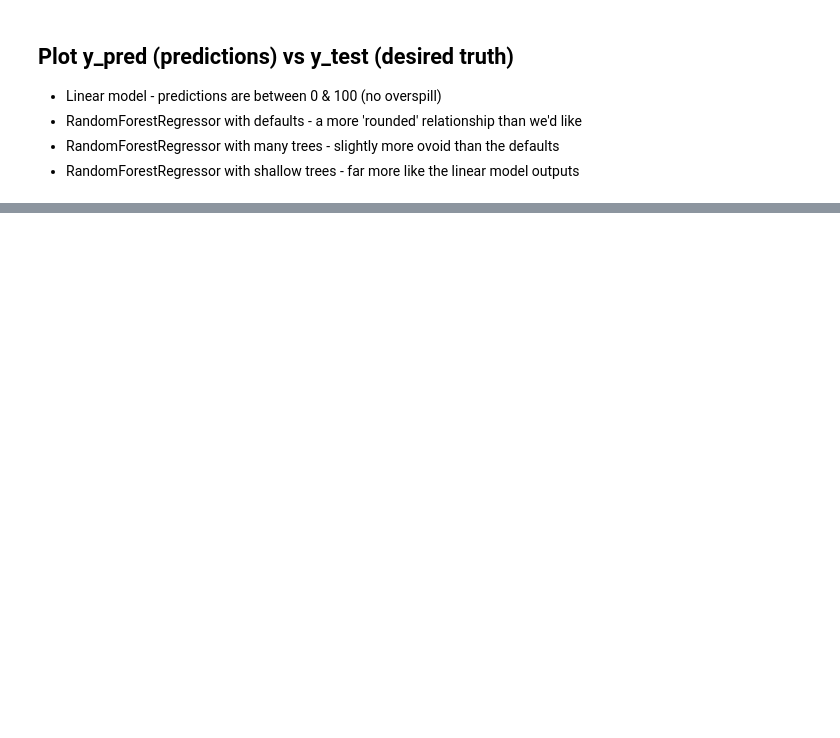
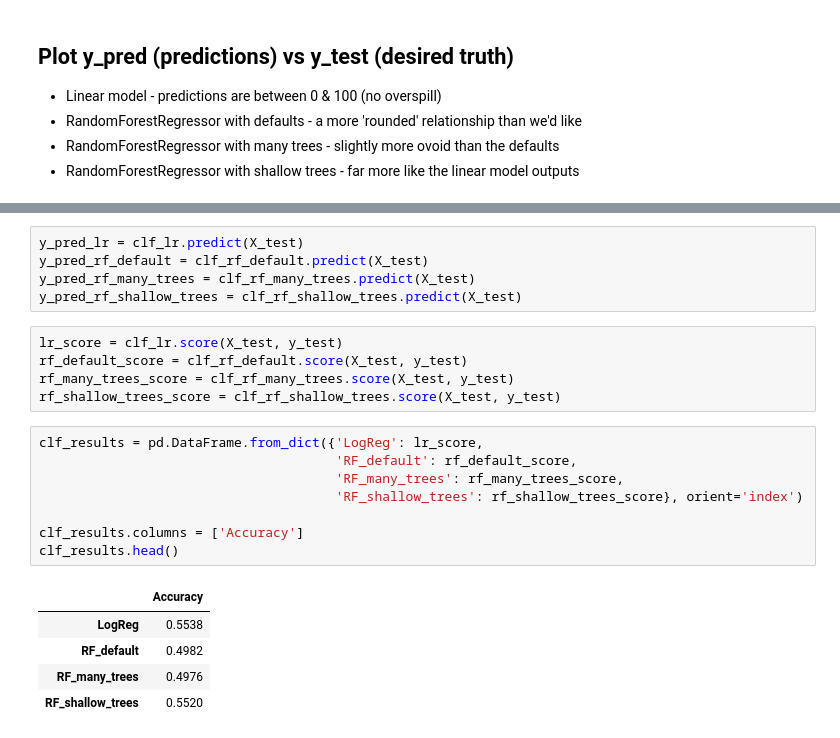
Before and after one commit to ianozsvald/data_science_delivered, a Jupyter notebook: ml_noisy_linear_signal_with_linear_and_randomforest_models.ipynb, the cells around one changed output, grey strips where cells are left out. Drawn from its saved outputs; the diff is of its cells as text; blank space fills up the shorter version.

```diff
--- a/ml_noisy_linear_signal_with_linear_and_randomforest_models.ipynb
+++ b/ml_noisy_linear_signal_with_linear_and_randomforest_models.ipynb
@@ -130,0 +181,24 @@ fig.tight_layout()
+# %%
+y_pred_lr = clf_lr.predict(X_test)
+y_pred_rf_default = clf_rf_default.predict(X_test)
+y_pred_rf_many_trees = clf_rf_many_trees.predict(X_test)
+y_pred_rf_shallow_trees = clf_rf_shallow_trees.predict(X_test)
+# %%
+lr_score = clf_lr.score(X_test, y_test)
+rf_default_score = clf_rf_default.score(X_test, y_test)
+rf_many_trees_score = clf_rf_many_trees.score(X_test, y_test)
+rf_shallow_trees_score = clf_rf_shallow_trees.score(X_test, y_test)
+# %%
+clf_results = pd.DataFrame.from_dict({'LogReg': lr_score,
+                                      'RF_default': rf_default_score,
+                                      'RF_many_trees': rf_many_trees_score,
+                                      'RF_shallow_trees': rf_shallow_trees_score}, orient='index')
+
+clf_results.columns = ['Accuracy']
+clf_results.head()
+# %% [output]
+|  | Accuracy |
+| LogReg | 0.5538 |
+| RF_default | 0.4982 |
+| RF_many_trees | 0.4976 |
+| RF_shallow_trees | 0.5520 |
```
Also changed, not shown: parts of 10 cells of this notebook.
